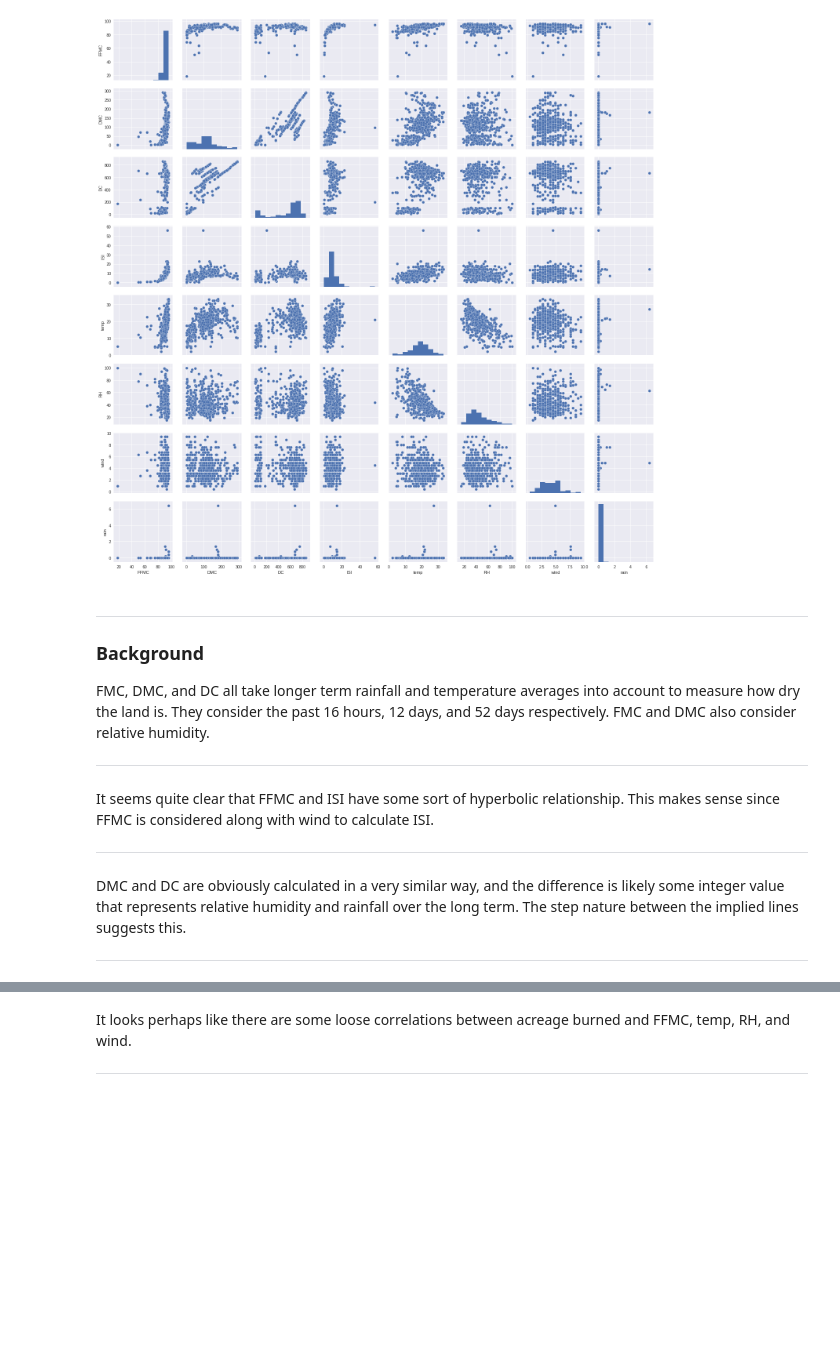
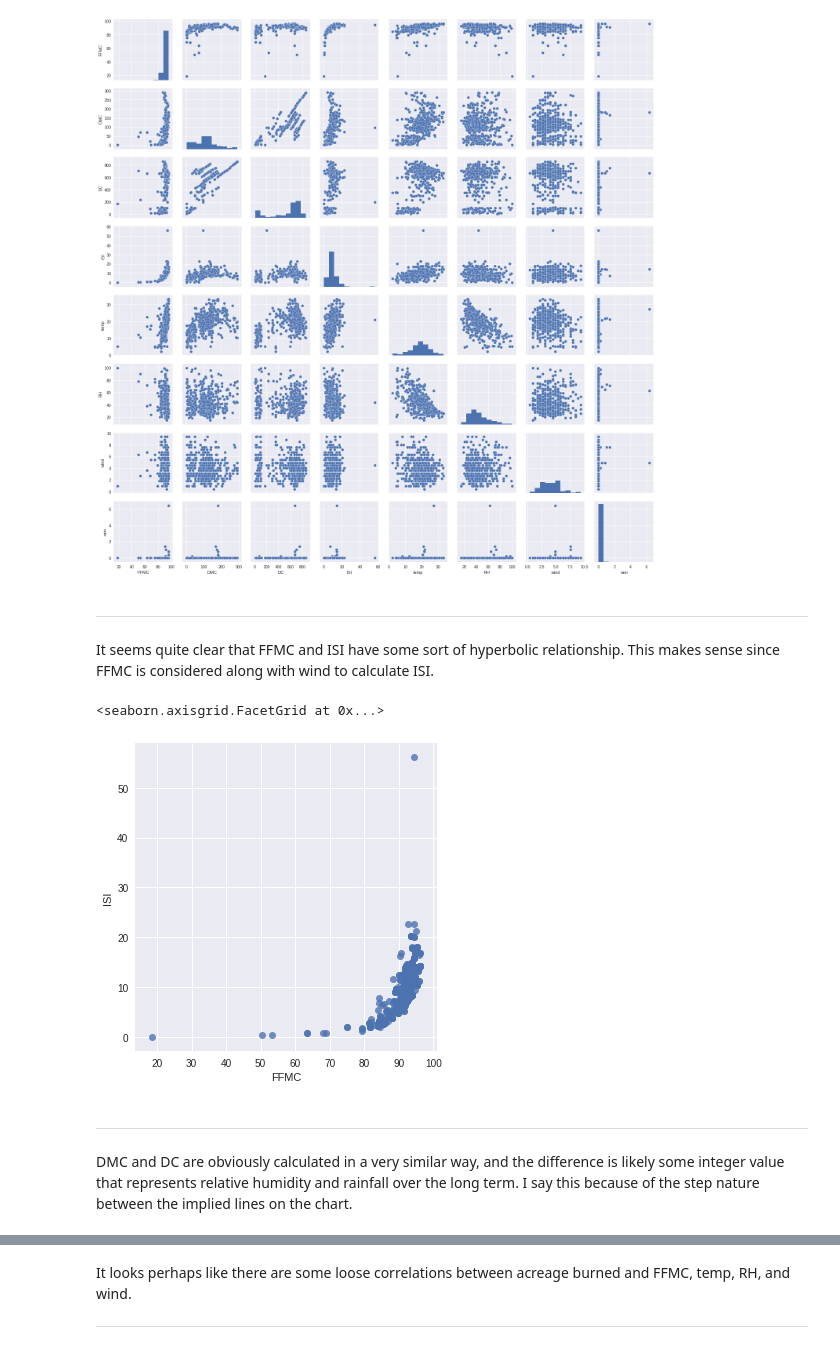
Before and after one commit to davidjwatts/portuguese_fires, a Jupyter notebook: Data Story.ipynb, the cells around one changed output, grey strips where cells are left out. Cells and saved outputs as stored; diff of their text form; code cells hidden in the pictures; blank space fills up the shorter version.

```diff
--- a/Data Story.ipynb
+++ b/Data Story.ipynb
@@ -22,14 +21,14 @@ sns.pairplot(data=df, vars=list(df.columns[4:-2]))
 # %% [output]
 <seaborn.axisgrid.PairGrid at 0x...>
 [figure]
-# %% [markdown]
-___
-### Background
-FMC, DMC, and DC all take longer term rainfall and temperature averages into account to measure how dry the land is. They consider the past 16 hours, 12 days, and 52 days respectively. FMC and DMC also consider relative humidity.
-___
 # %% [markdown]
+___
 It seems quite clear that FFMC and ISI have some sort of hyperbolic relationship. This makes sense since FFMC is considered along with wind to calculate ISI.
-___
+# %%
+sns.lmplot(data=df, x='FFMC', y='ISI', fit_reg=False)
+# %% [output]
+<seaborn.axisgrid.FacetGrid at 0x...>
+[figure, added]
 # %% [markdown]
-DMC and DC are obviously calculated in a very similar way, and the difference is likely some integer value that represents relative humidity and rainfall over the long term. The step nature between the implied lines suggests this.
 ___
+DMC and DC are obviously calculated in a very similar way, and the difference is likely some integer value that represents relative humidity and rainfall over the long term. I say this because of the step nature between the implied lines on the chart.
```
Also changed, not shown: parts of 17 cells of this notebook, 1 other file.
